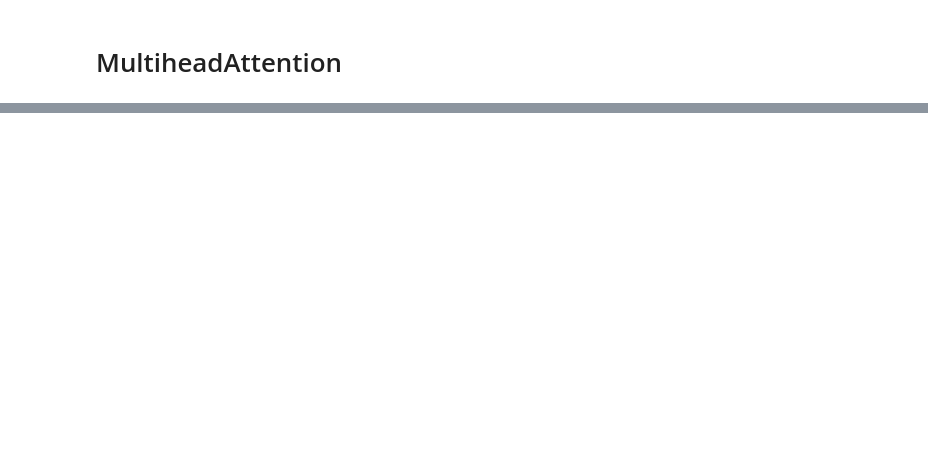
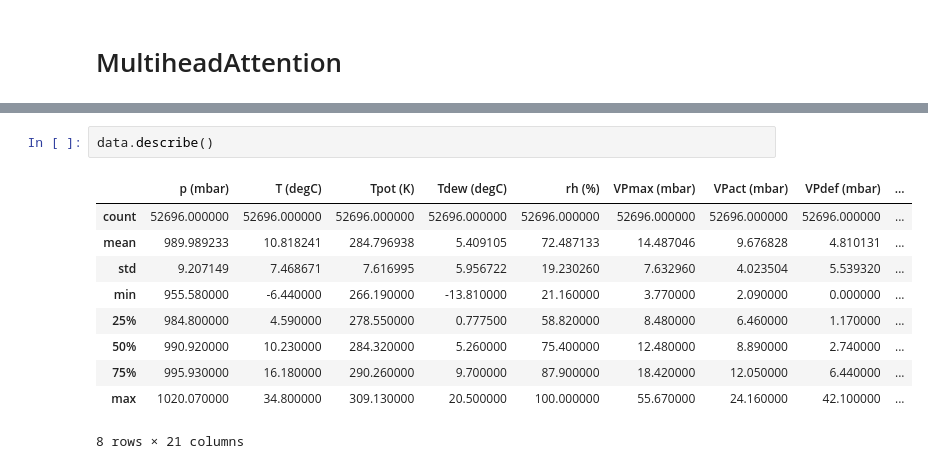
Before and after one commit to syunar/paper_replication, a Jupyter notebook: PatchTST/patchtst.ipynb, the cells around one changed output, grey strips where cells are left out. Cells and saved outputs as stored; diff of their text form; blank space fills up the shorter version.

```diff
--- a/PatchTST/patchtst.ipynb
+++ b/PatchTST/patchtst.ipynb
@@ -636,0 +854,13 @@ class _ScaledDotProductAttention(nn.Module):
+# %%
+data.describe()
+# %% [output]
+|  | p (mbar) | T (degC) | Tpot (K) | Tdew (degC) | rh (%) | VPmax (mbar) | VPact (mbar) | VPdef (mbar) | ... |
+| count | 52696.000000 | 52696.000000 | 52696.000000 | 52696.000000 | 52696.000000 | 52696.000000 | 52696.000000 | 52696.000000 | ... |
+| mean | 989.989233 | 10.818241 | 284.796938 | 5.409105 | 72.487133 | 14.487046 | 9.676828 | 4.810131 | ... |
+| std | 9.207149 | 7.468671 | 7.616995 | 5.956722 | 19.230260 | 7.632960 | 4.023504 | 5.539320 | ... |
+| min | 955.580000 | -6.440000 | 266.190000 | -13.810000 | 21.160000 | 3.770000 | 2.090000 | 0.000000 | ... |
+| 25% | 984.800000 | 4.590000 | 278.550000 | 0.777500 | 58.820000 | 8.480000 | 6.460000 | 1.170000 | ... |
+| 50% | 990.920000 | 10.230000 | 284.320000 | 5.260000 | 75.400000 | 12.480000 | 8.890000 | 2.740000 | ... |
+| 75% | 995.930000 | 16.180000 | 290.260000 | 9.700000 | 87.900000 | 18.420000 | 12.050000 | 6.440000 | ... |
+| max | 1020.070000 | 34.800000 | 309.130000 | 20.500000 | 100.000000 | 55.670000 | 24.160000 | 42.100000 | ... |
+8 rows × 21 columns
```
Also changed, not shown: parts of 21 cells of this notebook.
